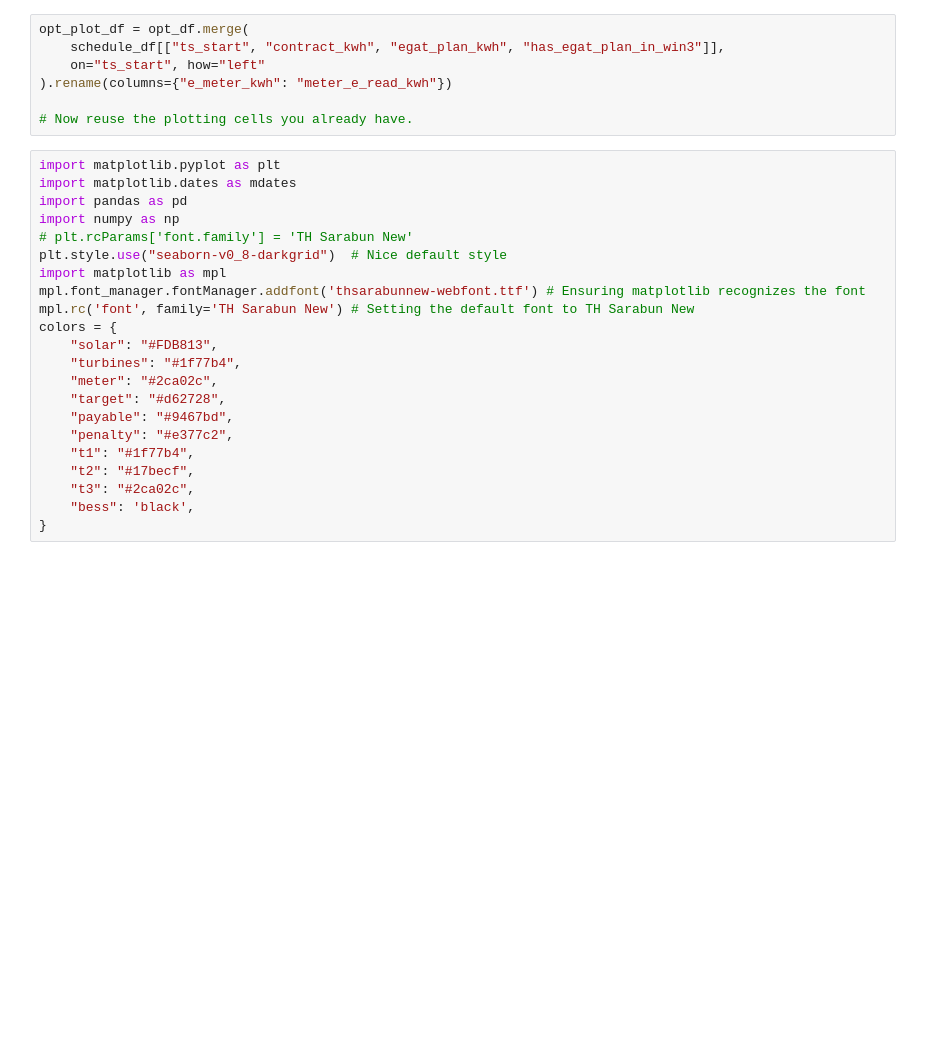
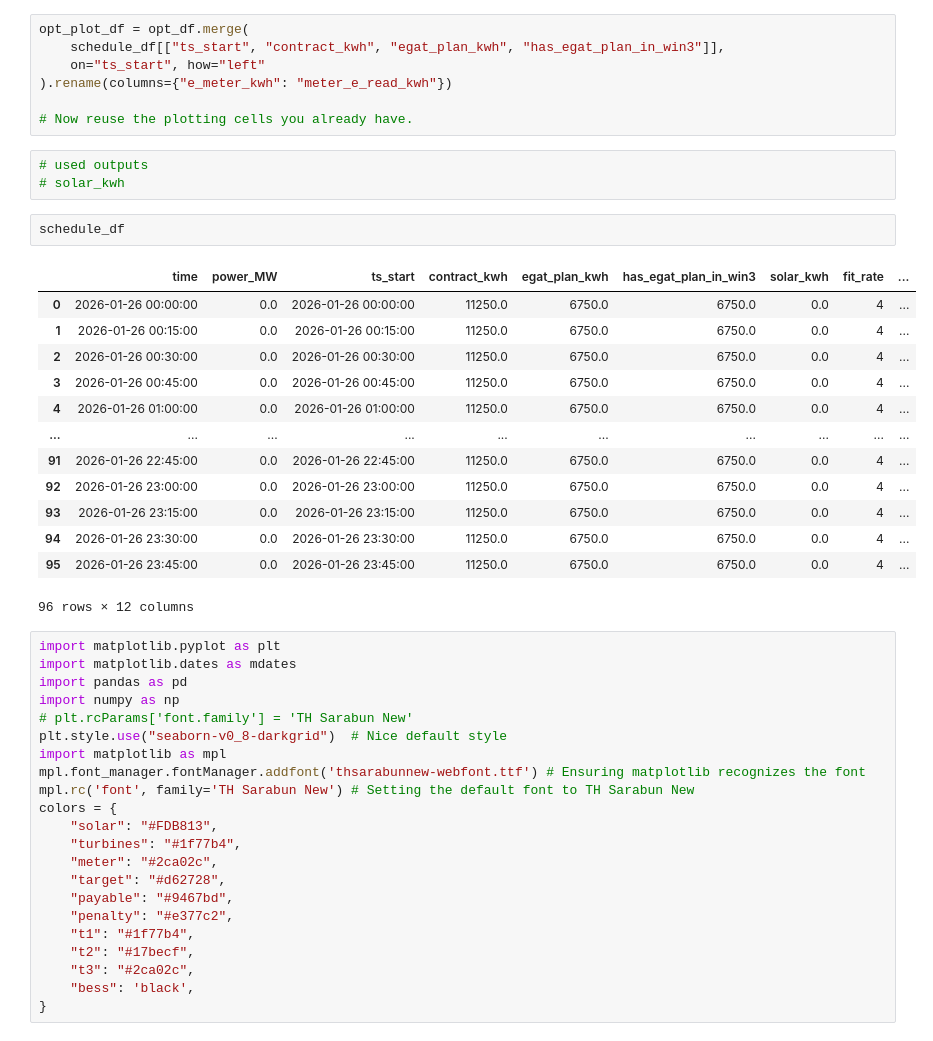
Before and after one commit to Mapraw/MPC_Solar_BESS, a Jupyter notebook: FEB_optimization5_Hydro-BESS-Solar-15min.ipynb, the cells around one changed output. Drawn from its saved outputs; the diff is of its cells as text; blank space fills up the shorter version.

```diff
--- a/FEB_optimization5_Hydro-BESS-Solar-15min.ipynb
+++ b/FEB_optimization5_Hydro-BESS-Solar-15min.ipynb
@@ -436,6 +437,25 @@ opt_plot_df = opt_df.merge(
 ).rename(columns={"e_meter_kwh": "meter_e_read_kwh"})
 
 # Now reuse the plotting cells you already have.
+# %%
+# used outputs
+# solar_kwh
+# %%
+schedule_df
+# %% [output]
+|  | time | power_MW | ts_start | contract_kwh | egat_plan_kwh | has_egat_plan_in_win3 | solar_kwh | fit_rate | ... |
+| 0 | 2026-01-26 00:00:00 | 0.0 | 2026-01-26 00:00:00 | 11250.0 | 6750.0 | 6750.0 | 0.0 | 4 | ... |
+| 1 | 2026-01-26 00:15:00 | 0.0 | 2026-01-26 00:15:00 | 11250.0 | 6750.0 | 6750.0 | 0.0 | 4 | ... |
+| 2 | 2026-01-26 00:30:00 | 0.0 | 2026-01-26 00:30:00 | 11250.0 | 6750.0 | 6750.0 | 0.0 | 4 | ... |
+| 3 | 2026-01-26 00:45:00 | 0.0 | 2026-01-26 00:45:00 | 11250.0 | 6750.0 | 6750.0 | 0.0 | 4 | ... |
+| 4 | 2026-01-26 01:00:00 | 0.0 | 2026-01-26 01:00:00 | 11250.0 | 6750.0 | 6750.0 | 0.0 | 4 | ... |
+| ... | ... | ... | ... | ... | ... | ... | ... | ... | ... |
+| 91 | 2026-01-26 22:45:00 | 0.0 | 2026-01-26 22:45:00 | 11250.0 | 6750.0 | 6750.0 | 0.0 | 4 | ... |
+| 92 | 2026-01-26 23:00:00 | 0.0 | 2026-01-26 23:00:00 | 11250.0 | 6750.0 | 6750.0 | 0.0 | 4 | ... |
+| 93 | 2026-01-26 23:15:00 | 0.0 | 2026-01-26 23:15:00 | 11250.0 | 6750.0 | 6750.0 | 0.0 | 4 | ... |
+| 94 | 2026-01-26 23:30:00 | 0.0 | 2026-01-26 23:30:00 | 11250.0 | 6750.0 | 6750.0 | 0.0 | 4 | ... |
+| 95 | 2026-01-26 23:45:00 | 0.0 | 2026-01-26 23:45:00 | 11250.0 | 6750.0 | 6750.0 | 0.0 | 4 | ... |
+96 rows × 12 columns
 # %%
 import matplotlib.pyplot as plt
 import matplotlib.dates as mdates
```
Also changed, not shown: parts of 7 cells of this notebook.
